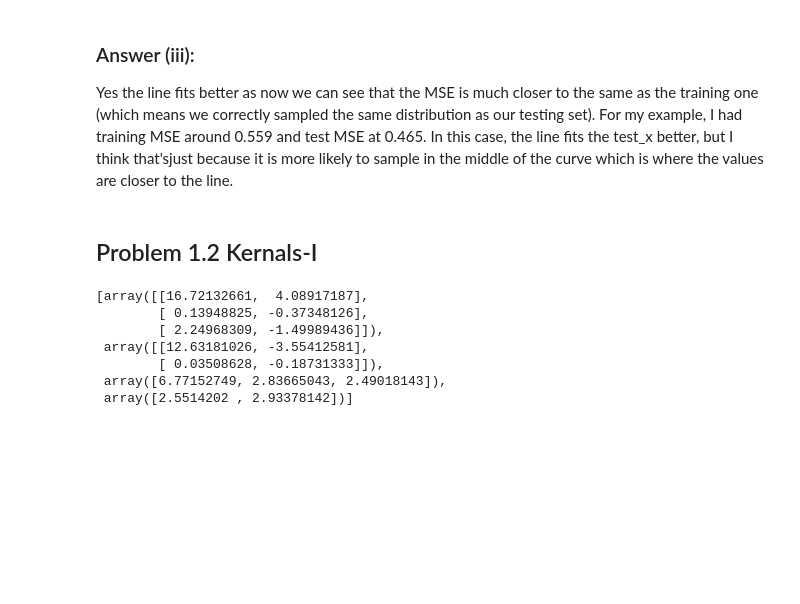
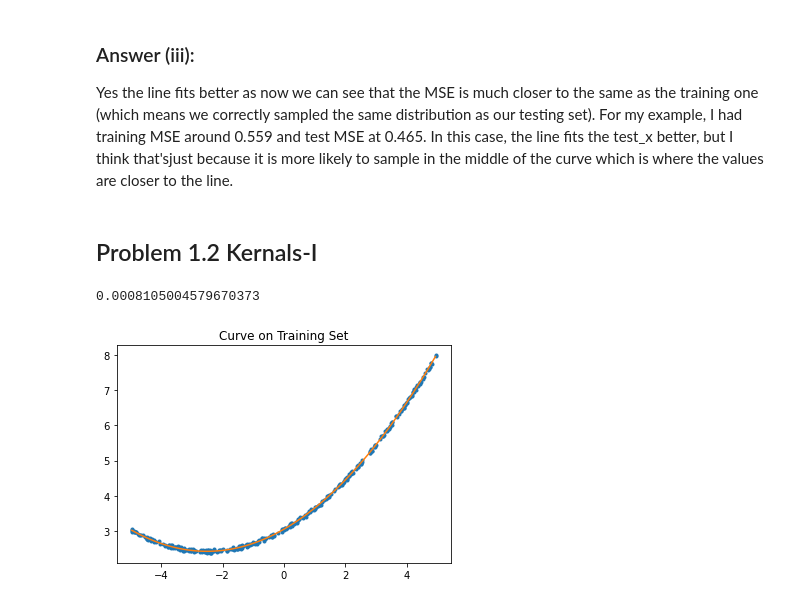
Before and after one commit to ben44496/2021-spring-notes, a Jupyter notebook: 498dv/CS498PS2/problem_1.ipynb, the cells around one changed output. Saved outputs shown, nothing was run; the diff lists cells and outputs as text; code cells hidden in the pictures; blank space fills up the shorter version.

```diff
--- a/498dv/CS498PS2/problem_1.ipynb
+++ b/498dv/CS498PS2/problem_1.ipynb
@@ -91,17 +91,30 @@ Yes the line fits better as now we can see that the MSE is much closer to the sa
 # %% [markdown]
 ## Problem 1.2 Kernals-I
 # %%
-def kernal(x):
+# Part (i)
+def phi(x):
     return np.array([x**2, x]).T
-# %%
-new_x = kernal(input)[:5]
-tts = train_test_split(new_x, output[:5])
-tts
-# %% [output]
-[array([[16.72132661,  4.08917187],
-        [ 0.13948825, -0.37348126],
-        [ 2.24968309, -1.49989436]]),
- array([[12.63181026, -3.55412581],
-        [ 0.03508628, -0.18731333]]),
- array([6.77152749, 2.83665043, 2.49018143]),
- array([2.5514202 , 2.93378142])]
+# %%
+# Part (ii)
+tts = train_test_split(phi(input), output)
+train_x = tts[0]
+train_y = tts[2]
+test_x = tts[1]
+test_y = tts[3]
+
+square_model = LinearRegression()
+square_model.fit(train_x, train_y)
+
+a, b = square_model.coef_
+c = square_model.intercept_
+x = np.arange(train_x[:,1].min(), train_x[:,1].max(), 0.1)
+y = a*x**2 + b*x + c
+
+plt.plot(train_x[:,1], train_y, ".")
+plt.plot(x,y)
+plt.title("Curve on Training Set")
+
+mean_squared_error(a*train_x[:,1]**2+b*train_x[:,1]+c, train_y)
+# %% [output]
+0.0008105004579670373
+[figure, added]
```
Also changed, not shown: parts of 8 cells of this notebook, 1 other file.
